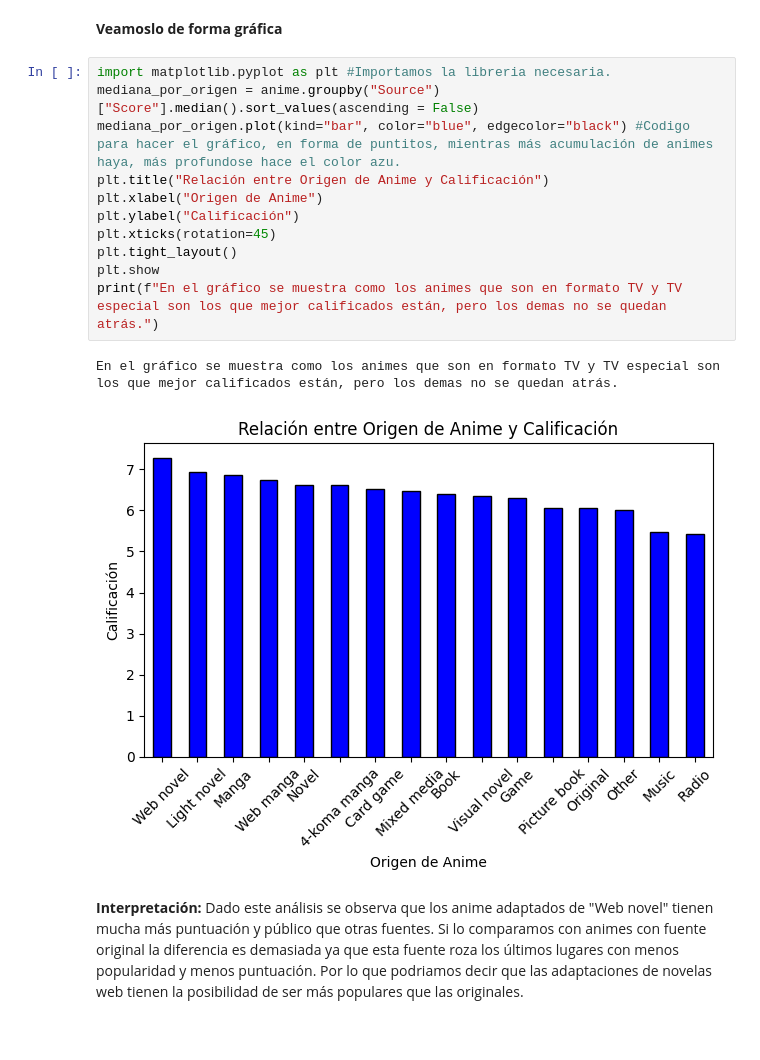
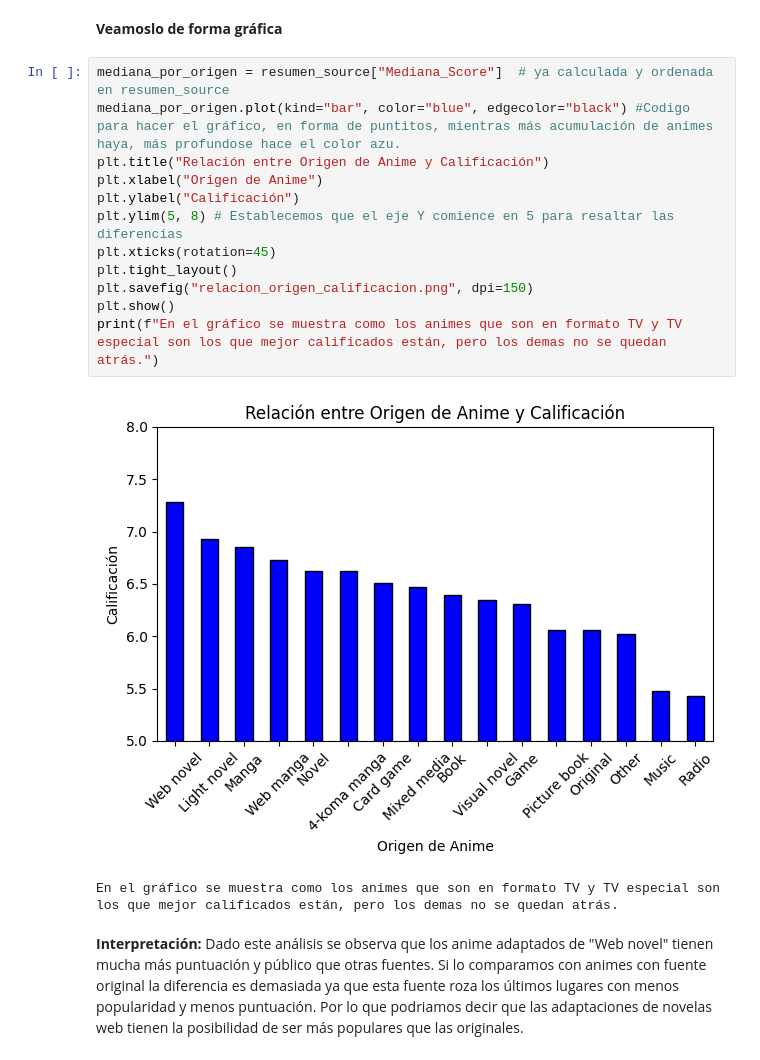
Before and after one commit to bondiolandia/TP_Laboratorio_de_M-todos_Cuantitativos_2026, a Jupyter notebook: notebook_Evolucion_del_Anime.ipynb, the cells around one changed output. Saved outputs shown, nothing was run; the diff lists cells and outputs as text.

```diff
--- a/notebook_Evolucion_del_Anime.ipynb
+++ b/notebook_Evolucion_del_Anime.ipynb
@@ -458,19 +451,20 @@ display(resumen_source.round(2))
 # %% [markdown]
 **Veamoslo de forma gráfica**
 # %%
-import matplotlib.pyplot as plt #Importamos la libreria necesaria.
-mediana_por_origen = anime.groupby("Source")["Score"].median().sort_values(ascending = False)
+mediana_por_origen = resumen_source["Mediana_Score"]  # ya calculada y ordenada en resumen_source
 mediana_por_origen.plot(kind="bar", color="blue", edgecolor="black") #Codigo para hacer el gráfico, en forma de puntitos, mientras más acumulación de animes haya, más profundose hace el color azu.
 plt.title("Relación entre Origen de Anime y Calificación")
 plt.xlabel("Origen de Anime")
 plt.ylabel("Calificación")
+plt.ylim(5, 8) # Establecemos que el eje Y comience en 5 para resaltar las diferencias
 plt.xticks(rotation=45)
 plt.tight_layout()
-plt.show
+plt.savefig("relacion_origen_calificacion.png", dpi=150)
+plt.show()
 print(f"En el gráfico se muestra como los animes que son en formato TV y TV especial son los que mejor calificados están, pero los demas no se quedan atrás.")
 # %% [output]
+[figure, new version]
 En el gráfico se muestra como los animes que son en formato TV y TV especial son los que mejor calificados están, pero los demas no se quedan atrás.
-[figure, old version]
 # %% [markdown]
 **Interpretación:** Dado este análisis se observa que los anime adaptados de "Web novel" tienen mucha más puntuación y público que otras fuentes. Si lo comparamos con animes con fuente original la diferencia es demasiada ya que esta fuente roza los últimos lugares con menos popularidad y menos puntuación. Por lo que podriamos decir que las adaptaciones de novelas web tienen la posibilidad de ser más populares que las originales.
 # %% [markdown]
```
Also changed, not shown: parts of 31 cells of this notebook.
